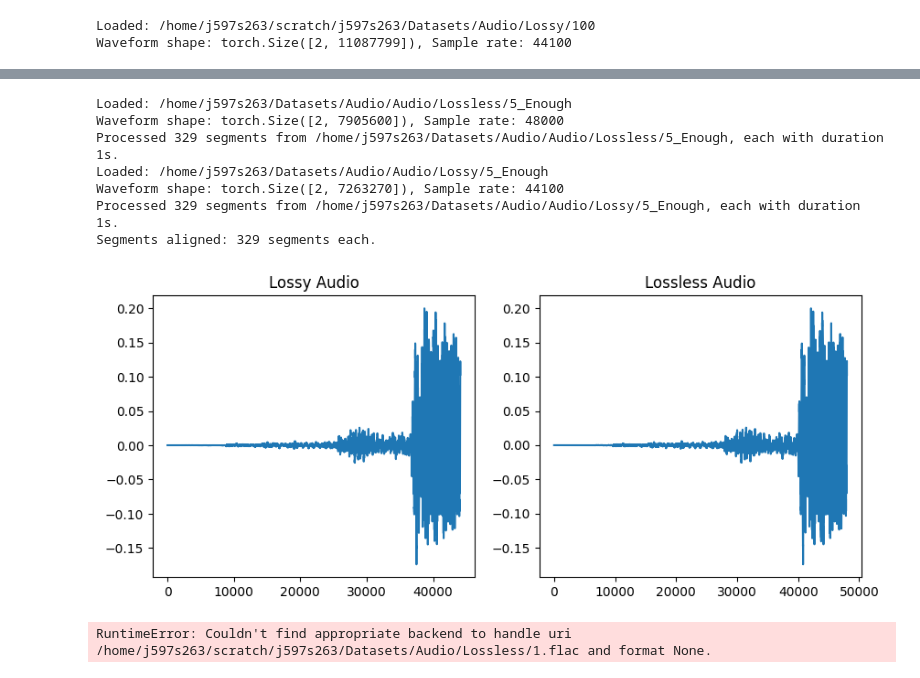
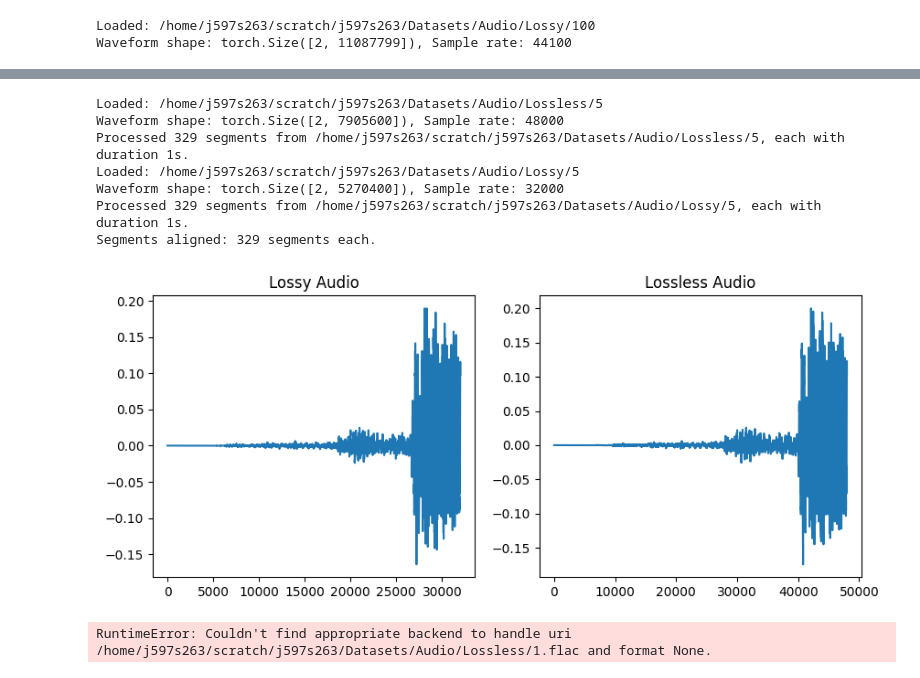
Before and after one commit to Jigyass/StatisticalDecisionTheory, a Jupyter notebook: Project/Early_Exp.ipynb, the cells around one changed output, grey strips where cells are left out. Cells and saved outputs as stored; diff of their text form; code cells hidden in the pictures.

```diff
--- a/Project/Early_Exp.ipynb
+++ b/Project/Early_Exp.ipynb
@@ -98,38 +98,41 @@ def split_into_segments(waveform, segment_length):
     return torch.stack(segments)  # Stack into a tensor of shape [num_segments, segment_length]
 # %%
 # Process lossless and lossy files
-lossless_segments, lossless_sr = preprocess_and_split("/home/j597s263/Datasets/Audio/Audio/Lossless/5_Enough")
-lossy_segments, lossy_sr = preprocess_and_split("/home/j597s263/Datasets/Audio/Audio/Lossy/5_Enough")
+lossless_segments, lossless_sr = preprocess_and_split("/home/j597s263/scratch/j597s263/Datasets/Audio/Lossless/5")
+lossy_segments, lossy_sr = preprocess_and_split("/home/j597s263/scratch/j597s263/Datasets/Audio/Lossy/5")
 
 # Check if the number of segments is the same
 assert len(lossless_segments) == len(lossy_segments), "Mismatch in segment counts!"
 print(f"Segments aligned: {len(lossless_segments)} segments each.")
 # %% [output]
-Loaded: /home/j597s263/Datasets/Audio/Audio/Lossless/5_Enough
+Loaded: /home/j597s263/scratch/j597s263/Datasets/Audio/Lossless/5
 Waveform shape: torch.Size([2, 7905600]), Sample rate: 48000
-Processed 329 segments from /home/j597s263/Datasets/Audio/Audio/Lossless/5_Enough, each with duration 1s.
-Loaded: /home/j597s263/Datasets/Audio/Audio/Lossy/5_Enough
-Waveform shape: torch.Size([2, 7263270]), Sample rate: 44100
-Processed 329 segments from /home/j597s263/Datasets/Audio/Audio/Lossy/5_Enough, each with duration 1s.
+Processed 329 segments from /home/j597s263/scratch/j597s263/Datasets/Audio/Lossless/5, each with duration 1s.
+Loaded: /home/j597s263/scratch/j597s263/Datasets/Audio/Lossy/5
+Waveform shape: torch.Size([2, 5270400]), Sample rate: 32000
+Processed 329 segments from /home/j597s263/scratch/j597s263/Datasets/Audio/Lossy/5, each with duration 1s.
 Segments aligned: 329 segments each.
 # %%
 dataset = list(zip(lossy_segments, lossless_segments))
 # %%
 import matplotlib.pyplot as plt
 
-def plot_waveforms(lossy, lossless, idx):
+def plot_waveforms(lossy, lossless, idx, save_path=None):
     plt.figure(figsize=(10, 4))
     plt.subplot(1, 2, 1)
     plt.title("Lossy Audio")
     plt.plot(lossy[idx].numpy())
     plt.subplot(1, 2, 2)
     plt.title("Lossless Audio")
     plt.plot(lossless[idx].numpy())
+    if save_path:
+        plt.savefig(save_path, dpi=300, bbox_inches='tight')  # Save the plot
     plt.show()
 
-plot_waveforms(lossy_segments, lossless_segments, idx=0)
+# Example usage
+plot_waveforms(lossy_segments, lossless_segments, idx=0, save_path="/home/j597s263/scratch/j597s263/StatisticalDecisionTheory/fig1.png")
 # %% [output]
-[figure, old version]
+[figure, new version]
 # %%
 import torchaudio
 import torch
```
Also changed, not shown: parts of 1 cell of this notebook, 4 other files.
